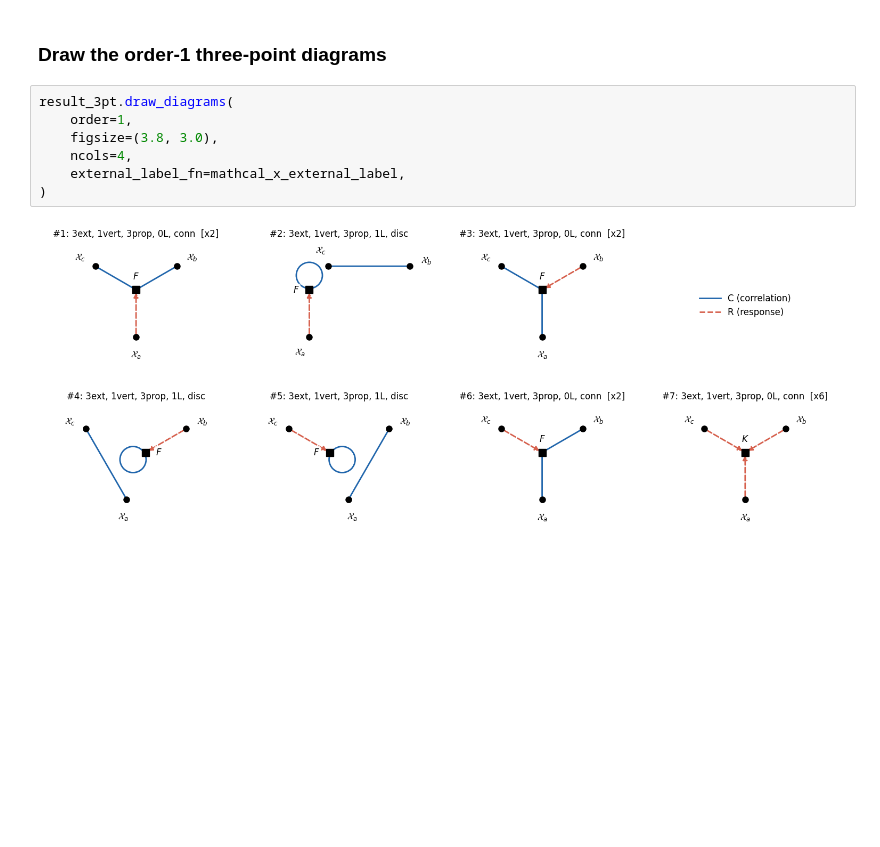
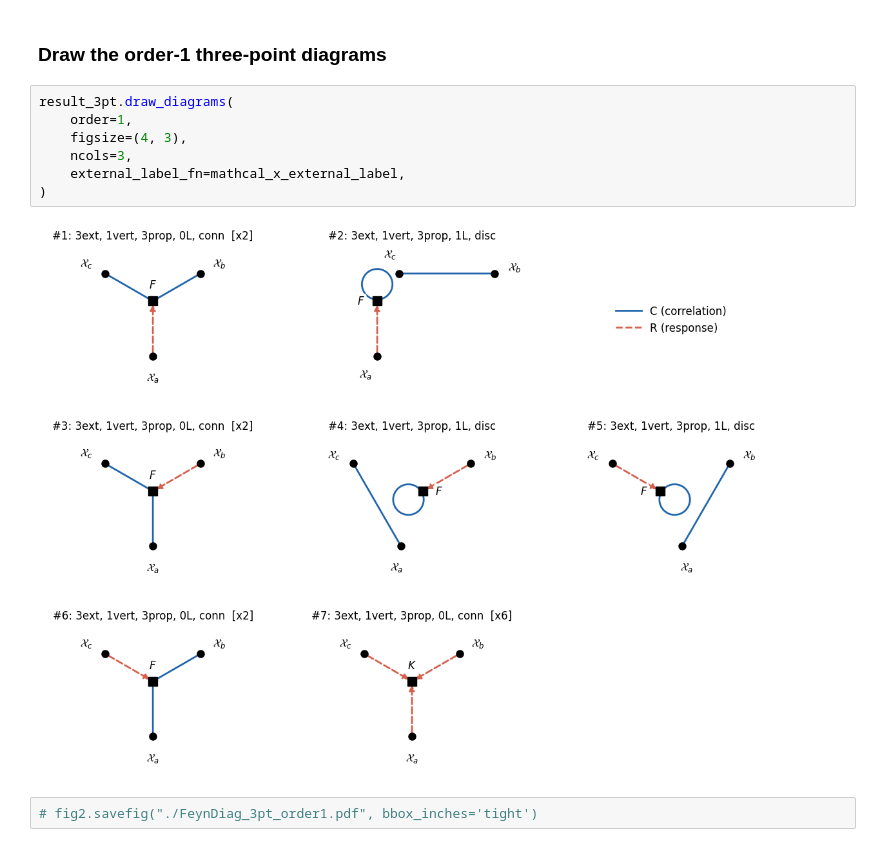
Before and after one commit to StatFieldTheory/sft-wick, a Jupyter notebook: examples/nonlocal_vertex_2pt.ipynb, the cells around one changed output. Cells and saved outputs as stored; diff of their text form; blank space fills up the shorter version.

```diff
--- a/examples/nonlocal_vertex_2pt.ipynb
+++ b/examples/nonlocal_vertex_2pt.ipynb
@@ -314,9 +316,11 @@ for i, dt in enumerate(order1_3pt):
 # %%
 result_3pt.draw_diagrams(
     order=1,
-    figsize=(3.8, 3.0),
-    ncols=4,
+    figsize=(4, 3),
+    ncols=3,
     external_label_fn=mathcal_x_external_label,
 )
 # %% [output]
-[figure, old version]
+[figure, new version]
+# %%
+# fig2.savefig("./FeynDiag_3pt_order1.pdf", bbox_inches='tight')
```
Also changed, not shown: parts of 1 cell of this notebook, 2 other files.
